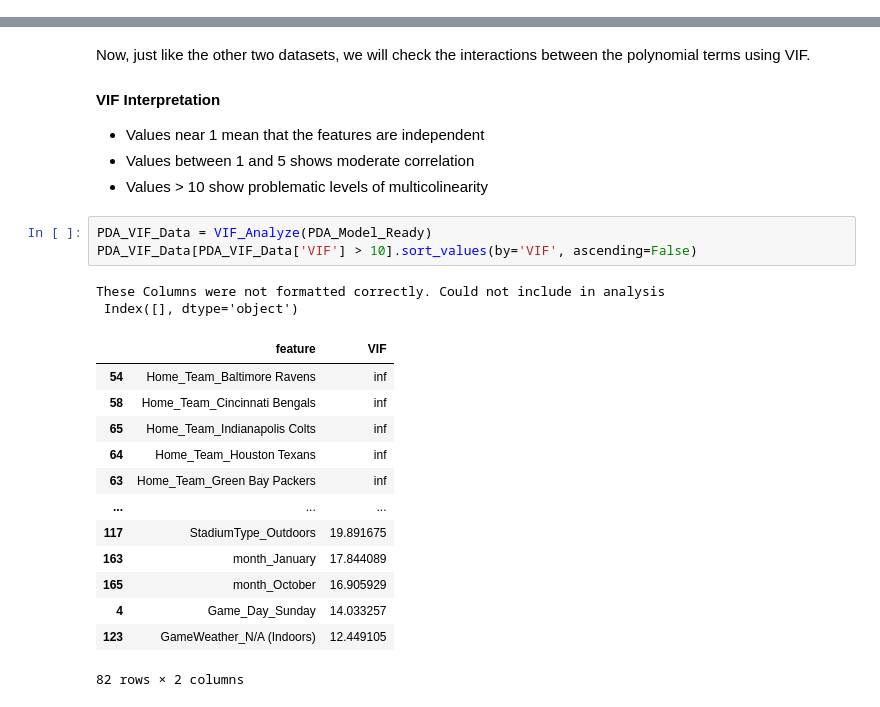
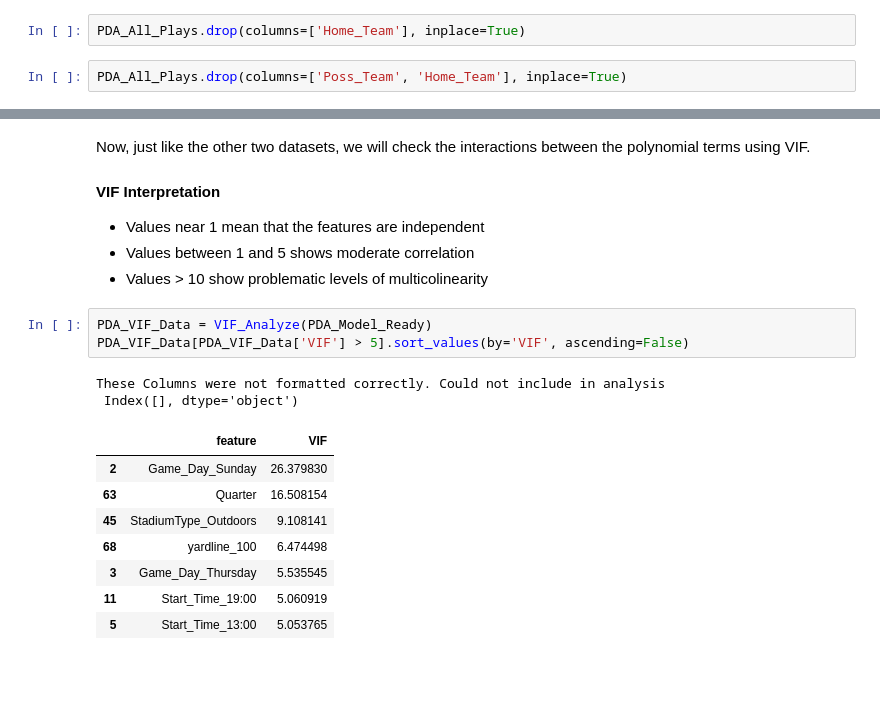
Before and after one commit to LeeMcFarling/AFL_Project_backup, a Jupyter notebook: Modeling/Weekly Assignments/Week_1.ipynb, the cells around one changed output, grey strips where cells are left out. Cells and saved outputs as stored; diff of their text form; blank space fills up the shorter version.

```diff
--- a/Modeling/Weekly Assignments/Week_1.ipynb
+++ b/Modeling/Weekly Assignments/Week_1.ipynb
@@ -1111,0 +781,4 @@ PDA_All_Plays['yardline_100'] = PDA_All_Plays.apply(normalize_yardline, axis=1)
+# %%
+PDA_All_Plays.drop(columns=['Home_Team'], inplace=True)
+# %%
+PDA_All_Plays.drop(columns=['Poss_Team', 'Home_Team'], inplace=True)
@@ -1183,20 +858,15 @@ Now, just like the other two datasets, we will check the interactions between th
 - Values > 10 show problematic levels of multicolinearity
 # %%
 PDA_VIF_Data = VIF_Analyze(PDA_Model_Ready)
-PDA_VIF_Data[PDA_VIF_Data['VIF'] > 10].sort_values(by='VIF', ascending=False)
+PDA_VIF_Data[PDA_VIF_Data['VIF'] > 5].sort_values(by='VIF', ascending=False)
 # %% [output]
 These Columns were not formatted correctly. Could not include in analysis
  Index([], dtype='object')
 |  | feature | VIF |
-| 54 | Home_Team_Baltimore Ravens | inf |
-| 58 | Home_Team_Cincinnati Bengals | inf |
-| 65 | Home_Team_Indianapolis Colts | inf |
-| 64 | Home_Team_Houston Texans | inf |
-| 63 | Home_Team_Green Bay Packers | inf |
-| ... | ... | ... |
-| 117 | StadiumType_Outdoors | 19.891675 |
-| 163 | month_January | 17.844089 |
-| 165 | month_October | 16.905929 |
-| 4 | Game_Day_Sunday | 14.033257 |
-| 123 | GameWeather_N/A (Indoors) | 12.449105 |
+| 2 | Game_Day_Sunday | 26.379830 |
+| 63 | Quarter | 16.508154 |
+| 45 | StadiumType_Outdoors | 9.108141 |
+| 68 | yardline_100 | 6.474498 |
+| 3 | Game_Day_Thursday | 5.535545 |
+| 11 | Start_Time_19:00 | 5.060919 |
+| 5 | Start_Time_13:00 | 5.053765 |
-82 rows × 2 columns
```
Also changed, not shown: parts of 35 cells of this notebook, 1 other file.
